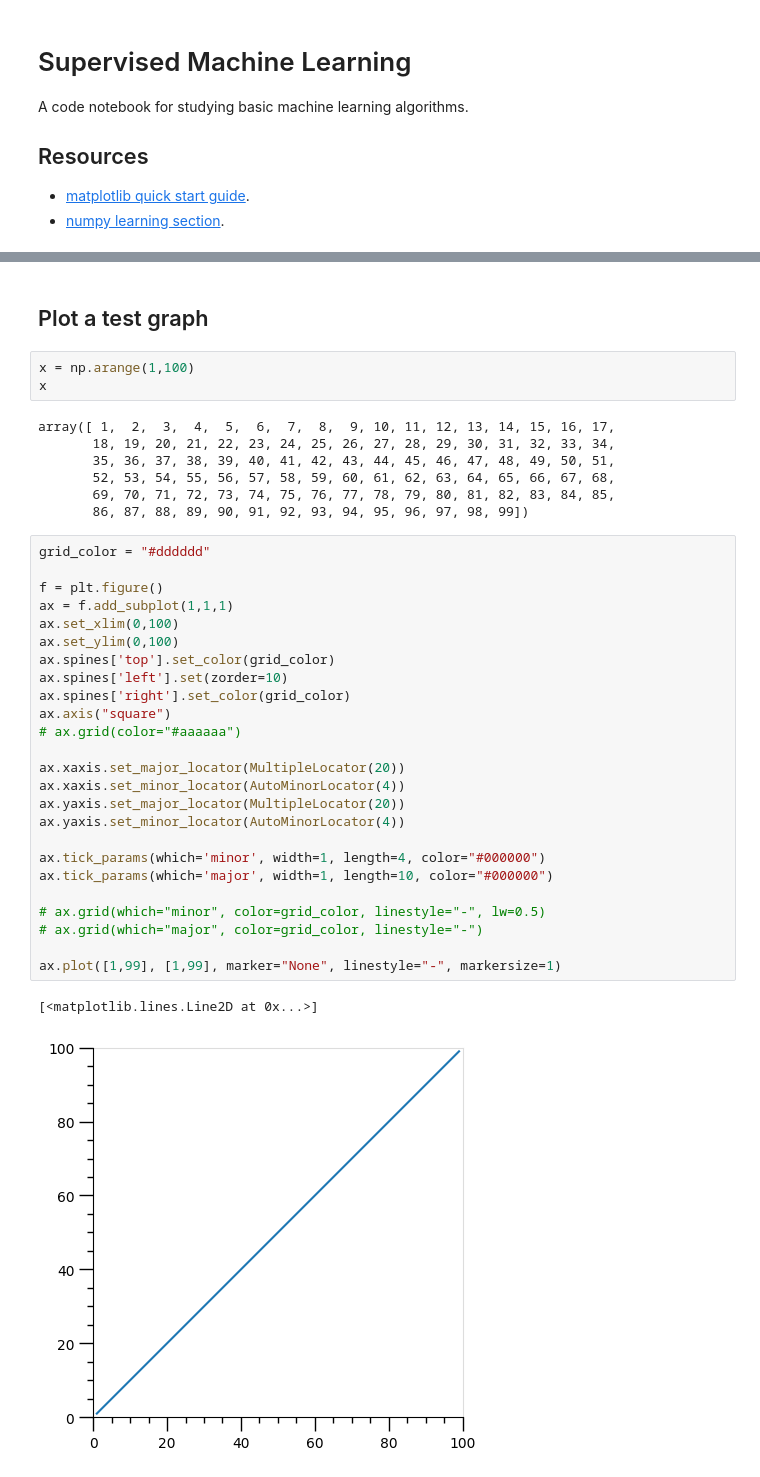
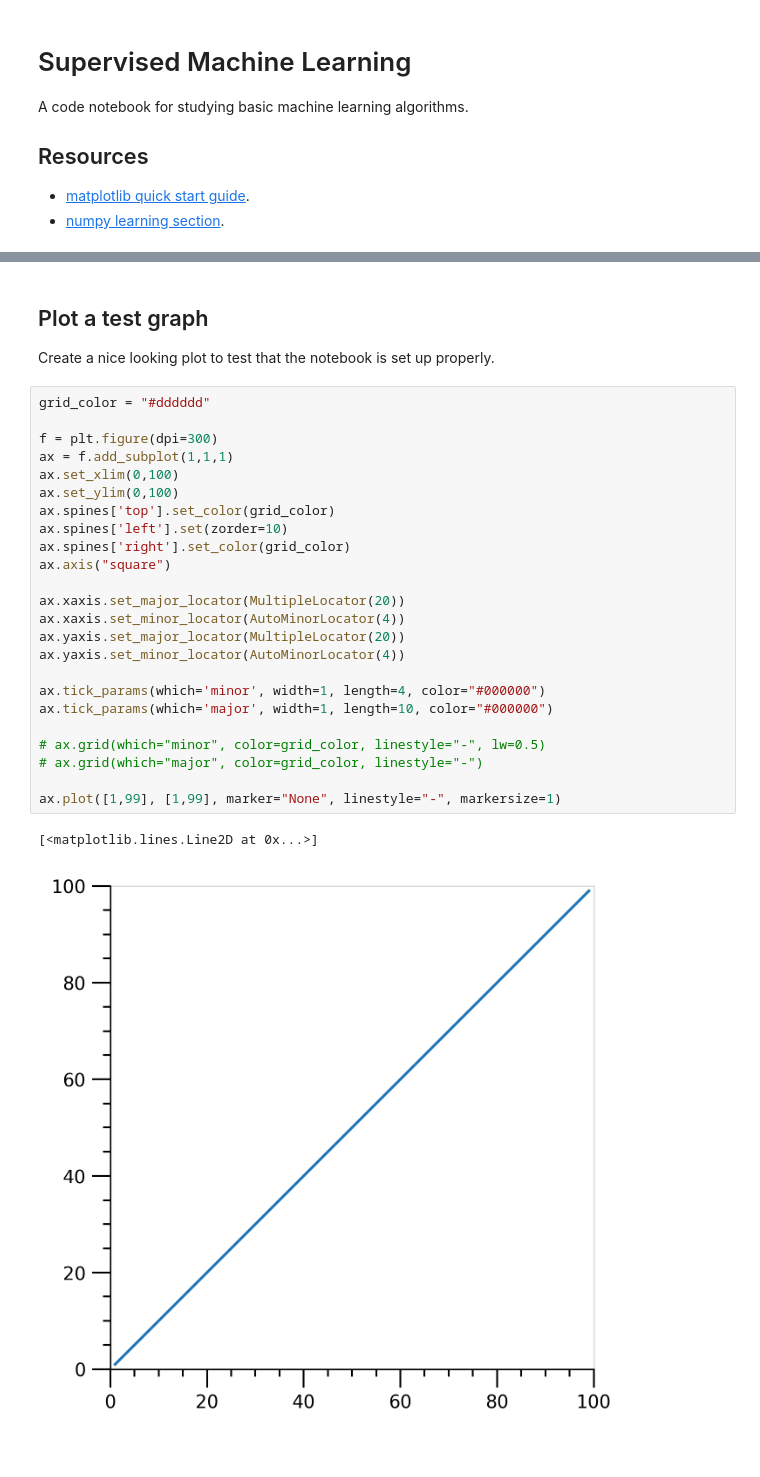
Before and after one commit to alexanderneville/MLAI_notebooks, a Jupyter notebook: supervised.ipynb, the cells around one changed output, grey strips where cells are left out. Cells and saved outputs as stored; diff of their text form.

```diff
--- a/supervised.ipynb
+++ b/supervised.ipynb
@@ -18,41 +25,32 @@ import sklearn.datasets
 %matplotlib inline
-# %% [markdown]
-## Plot a test graph
-# %%
-x = np.arange(1,100)
-x
-# %% [output]
-array([ 1,  2,  3,  4,  5,  6,  7,  8,  9, 10, 11, 12, 13, 14, 15, 16, 17,
-       18, 19, 20, 21, 22, 23, 24, 25, 26, 27, 28, 29, 30, 31, 32, 33, 34,
-       35, 36, 37, 38, 39, 40, 41, 42, 43, 44, 45, 46, 47, 48, 49, 50, 51,
-       52, 53, 54, 55, 56, 57, 58, 59, 60, 61, 62, 63, 64, 65, 66, 67, 68,
-       69, 70, 71, 72, 73, 74, 75, 76, 77, 78, 79, 80, 81, 82, 83, 84, 85,
-       86, 87, 88, 89, 90, 91, 92, 93, 94, 95, 96, 97, 98, 99])
+# %% [markdown]
+## Plot a test graph
+
+Create a nice looking plot to test that the notebook is set up properly.
 # %%
 grid_color = "#dddddd"
 
-f = plt.figure()
+f = plt.figure(dpi=300)
 ax = f.add_subplot(1,1,1)
 ax.set_xlim(0,100)
 ax.set_ylim(0,100)
 ax.spines['top'].set_color(grid_color)
 ax.spines['left'].set(zorder=10)
 ax.spines['right'].set_color(grid_color)
 ax.axis("square")
-# ax.grid(color="#aaaaaa")
 
 ax.xaxis.set_major_locator(MultipleLocator(20))
 ax.xaxis.set_minor_locator(AutoMinorLocator(4))
 ax.yaxis.set_major_locator(MultipleLocator(20))
 ax.yaxis.set_minor_locator(AutoMinorLocator(4))
 
 ax.tick_params(which='minor', width=1, length=4, color="#000000")
 ax.tick_params(which='major', width=1, length=10, color="#000000")
 
 # ax.grid(which="minor", color=grid_color, linestyle="-", lw=0.5)
 # ax.grid(which="major", color=grid_color, linestyle="-")
 
 ax.plot([1,99], [1,99], marker="None", linestyle="-", markersize=1)
 # %% [output]
 [<matplotlib.lines.Line2D at 0x...>]
-[figure, old version]
+[figure, new version]
```
Also changed, not shown: parts of 13 cells of this notebook.
